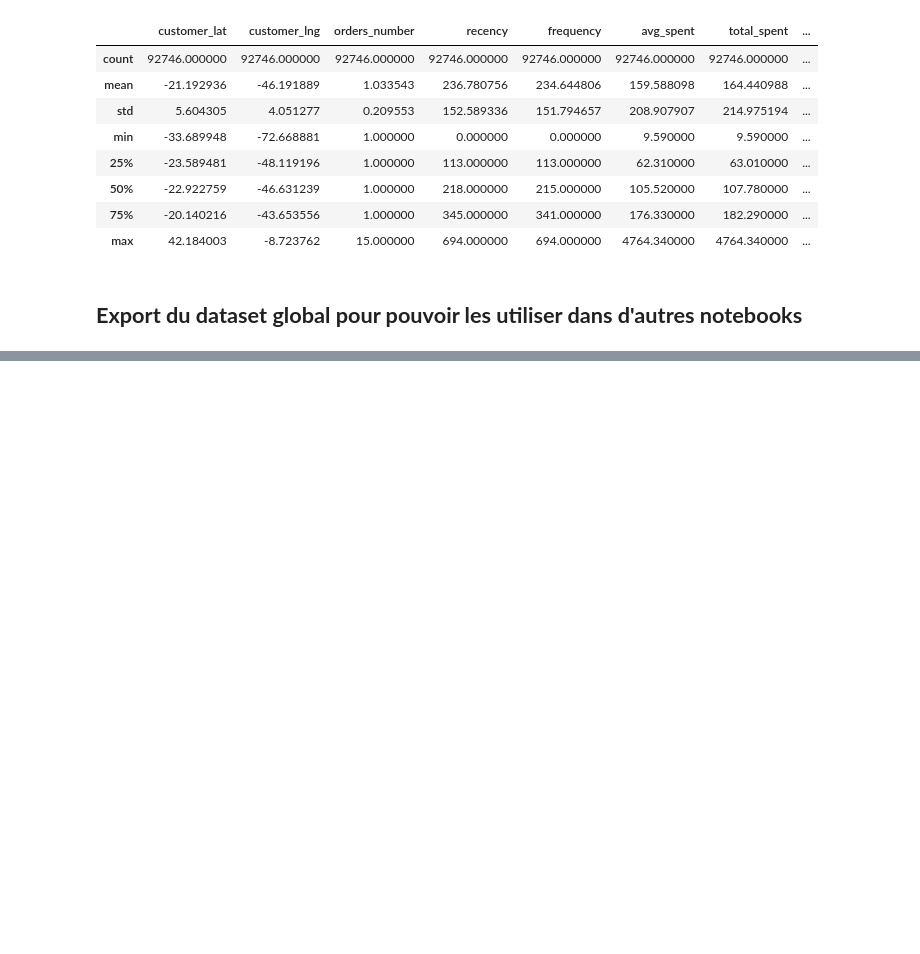
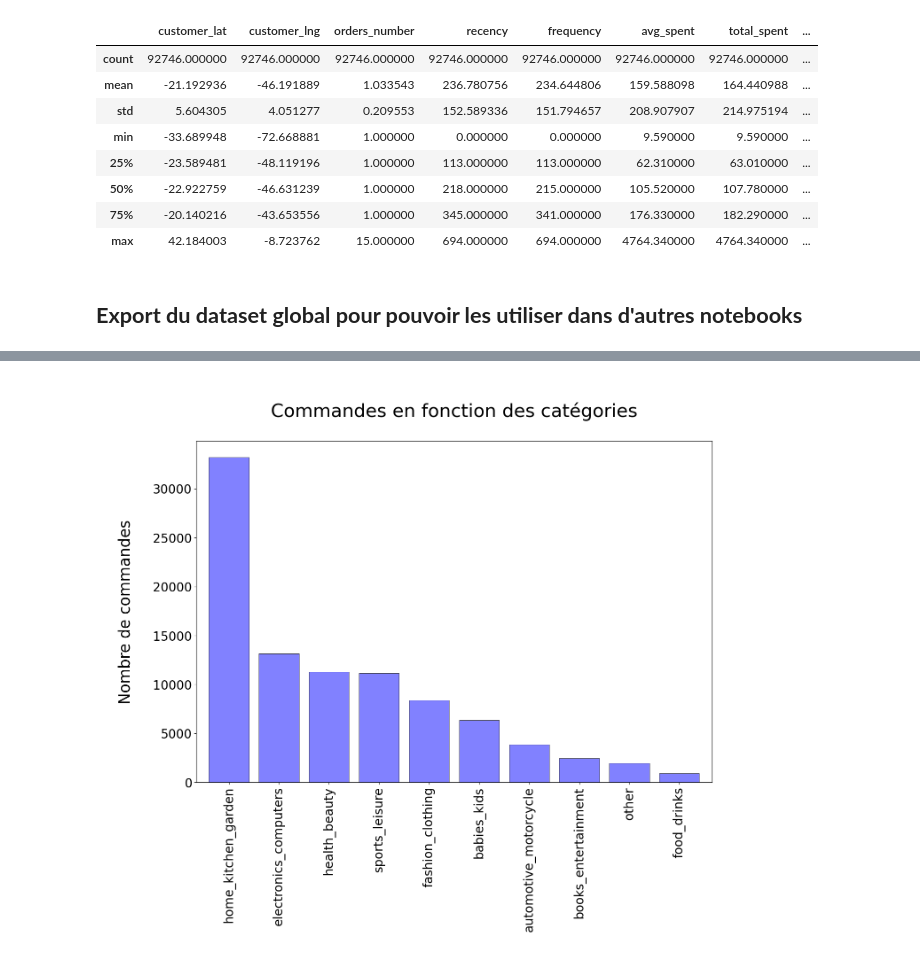
Before and after one commit to BiGHeaDMaX/Segmenter-les-clients-site-e-commerce, a Jupyter notebook: 01 - Analyse Exploratoire.ipynb, the cells around one changed output, grey strips where cells are left out. Saved outputs shown, nothing was run; the diff lists cells and outputs as text; code cells hidden in the pictures; blank space fills up the shorter version.

```diff
--- a/01 - Analyse Exploratoire.ipynb
+++ b/01 - Analyse Exploratoire.ipynb
@@ -781,0 +888,11 @@ else:
+# %%
+plt.figure(figsize=(15,10))
+data.groupby('preferred_category').count()['customer_unique_id'].sort_values(ascending=False).plot.bar(color="#8181FF", edgecolor='black', linewidth=0.5, width=0.8)
+plt.title("\nCommandes en fonction des catégories\n", fontsize=30)
+plt.ylabel("\nNombre de commandes\n", fontsize=25)
+plt.xlabel("")
+plt.xticks(fontsize=20, rotation=90)
+plt.yticks(fontsize=20)
+plt.show()
+# %% [output]
+[figure, added]
```
Also changed, not shown: parts of 19 cells of this notebook.
